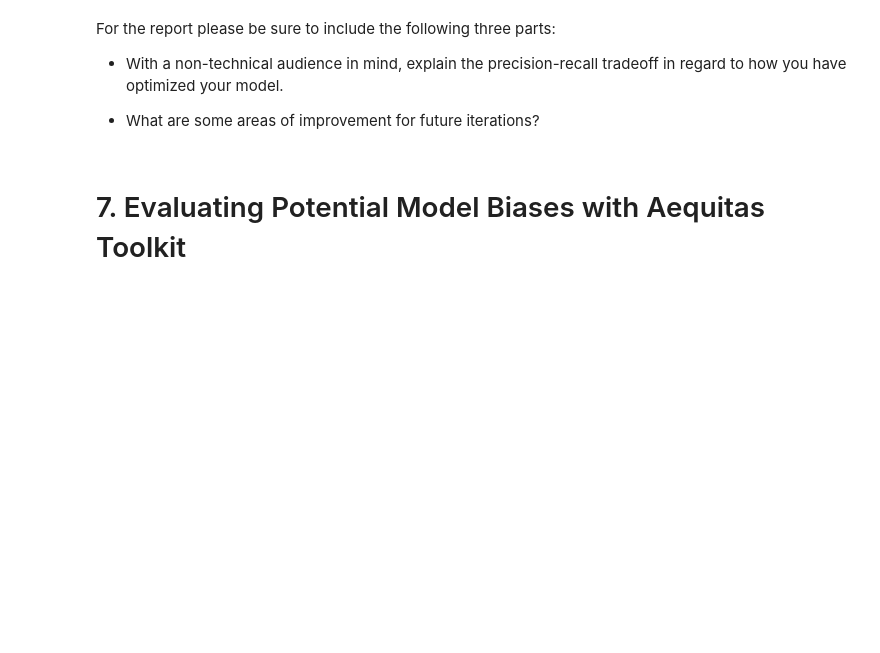
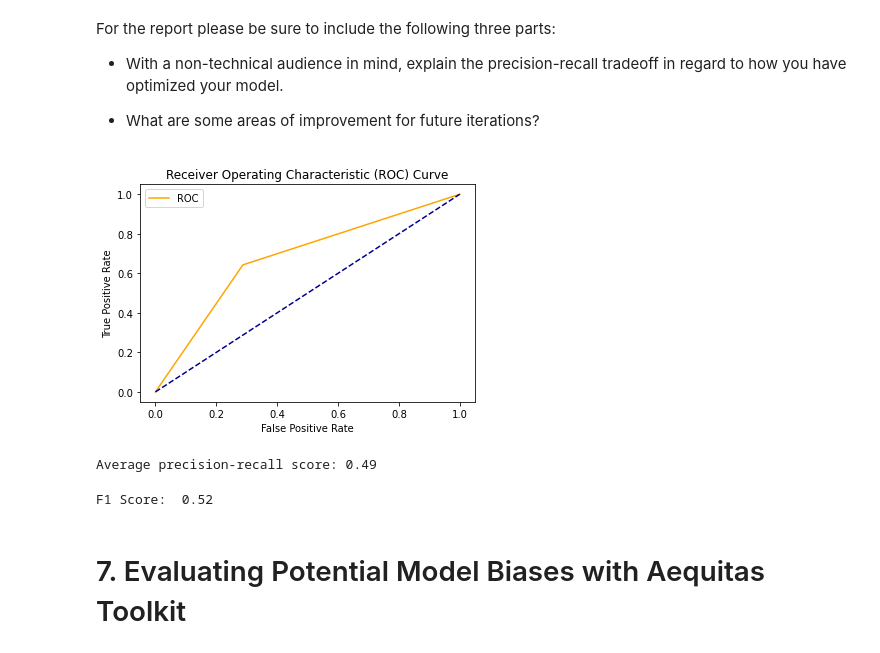
Before and after one commit to rpalsaxena/LearningJournal, a Jupyter notebook: student_project.ipynb, the cells around one changed output. Saved outputs shown, nothing was run; the diff lists cells and outputs as text; code cells hidden in the pictures; blank space fills up the shorter version.

```diff
--- a/student_project.ipynb
+++ b/student_project.ipynb
@@ -585,7 +601,7 @@ def build_sequential_model(feature_layer):
         tfp.layers.DenseVariational(1+1, posterior_mean_field, prior_trainable),
         tfp.layers.DistributionLambda(
             lambda t:tfp.distributions.Normal(loc=t[..., :1],
-                                             scale=1e-3 + tf.math.softplus(0.01 * t[...,1:])
+                                             scale=1e-3 + tf.math.softplus(0.0075 * t[...,1:])
                                              )
         ),
     ])
@@ -600,6 +616,6 @@ def build_diabetes_model(train_ds, val_ds,  feature_layer,  epochs=5, loss_metri
                         epochs=epochs)
     return model, history
 # %%
-diabetes_model, history = build_diabetes_model(diabetes_train_ds, diabetes_val_ds,  claim_feature_layer,  epochs=10)
+diabetes_model, history = build_diabetes_model(diabetes_train_ds, diabetes_val_ds,  claim_feature_layer,  epochs=15)
 # %% [output]
 Train for 264 steps, validate for 88 steps
@@ -638,5 +676,7 @@ prob_output_df.head()
 # %% [markdown]
 **Question 10**: Given the output predictions, convert it to a binary label for whether the patient meets the time criteria or does not (HINT: use the mean prediction numpy array). The expected output is a numpy array with a 1 or 0 based off if the prediction meets or doesnt meet the criteria.
 # %%
+%load_ext autoreload
+%autoreload
 from student_utils import get_student_binary_prediction
-student_binary_prediction = get_student_binary_prediction(m)
+student_binary_prediction = get_student_binary_prediction(prob_output_df, 'pred_mean', 'pred_std')
@@ -664,9 +714,40 @@ For the report please be sure to include the following three parts:
 - With a non-technical audience in mind, explain the precision-recall tradeoff in regard to how you have optimized your model.
 
 - What are some areas of improvement for future iterations?
+# %%
+%matplotlib inline
+def plot_roc_curve(fper, tper):
+    #source: https://www.codespeedy.com/how-to-plot-roc-curve-using-sklearn-library-in-python/
+    plt.plot(fper, tper, color='orange', label='ROC')
+    plt.plot([0, 1], [0, 1], color='darkblue', linestyle='--')
+    plt.xlabel('False Positive Rate')
+    plt.ylabel('True Positive Rate')
+    plt.title('Receiver Operating Characteristic (ROC) Curve')
+    plt.legend()
+    plt.show()
+# %%
+from sklearn.metrics import roc_curve, average_precision_score, f1_score
+
+y_pred, y_test = pred_test_df.score, pred_test_df.label_value
+
+fpr, tpr, thresholds = roc_curve(y_pred, y_test )
+plot_roc_curve(fpr, tpr)
+# %% [output]
+[figure, added]
+# %%
+average_precision = average_precision_score(y_test, y_pred)
+
+print('Average precision-recall score: {0:0.2f}'.format(
+      average_precision))
+# %% [output]
+Average precision-recall score: 0.49
 # %%
 # AUC, F1, precision and recall
 # Summary
+f1_scr = f1_score(y_test, y_pred)
+print('F1 Score: ', round(f1_scr, 2))
+# %% [output]
+F1 Score:  0.52
 # %% [markdown]
 # 7. Evaluating Potential Model Biases with Aequitas Toolkit
 # %% [markdown]
```
Also changed, not shown: parts of 29 cells of this notebook, 1 other file.
